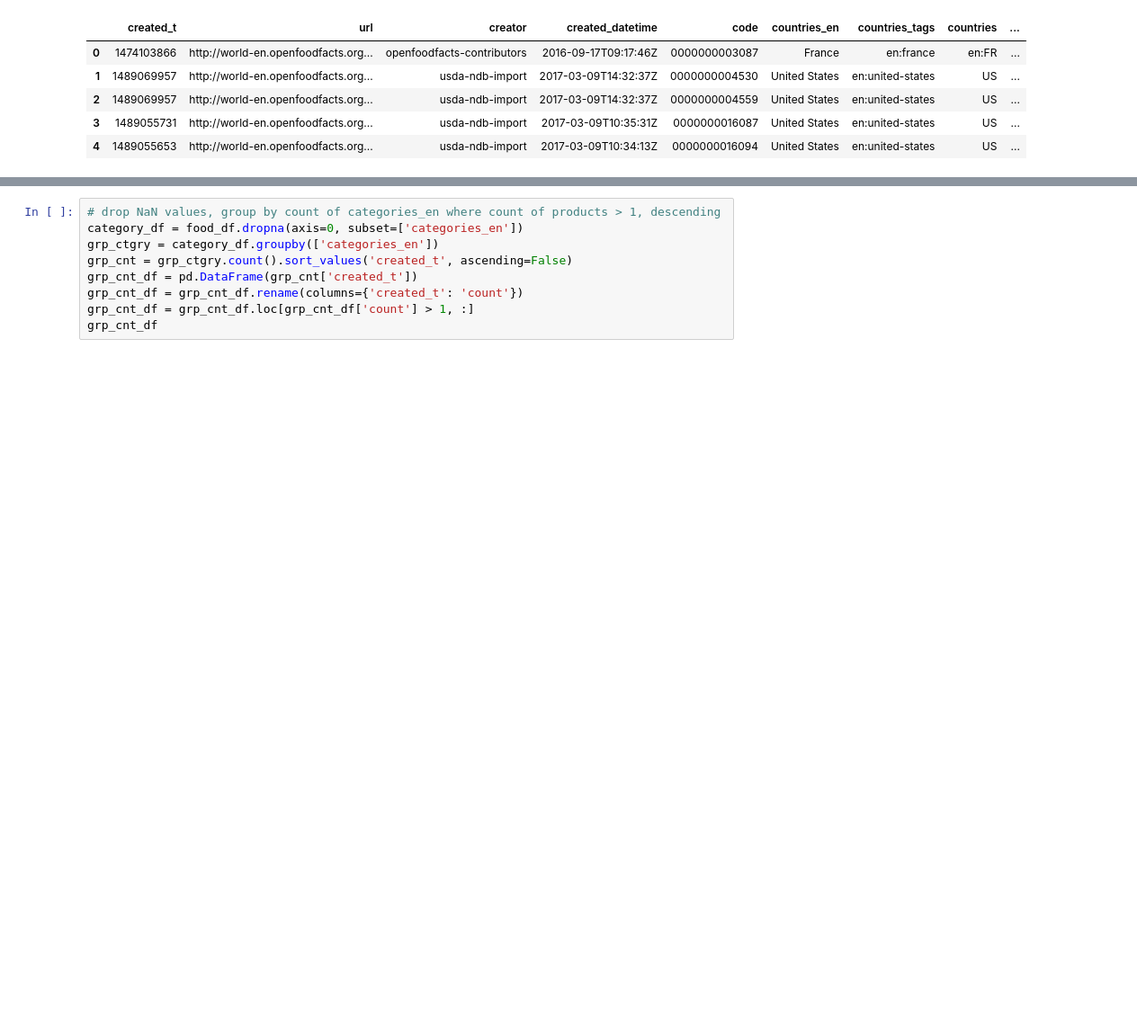
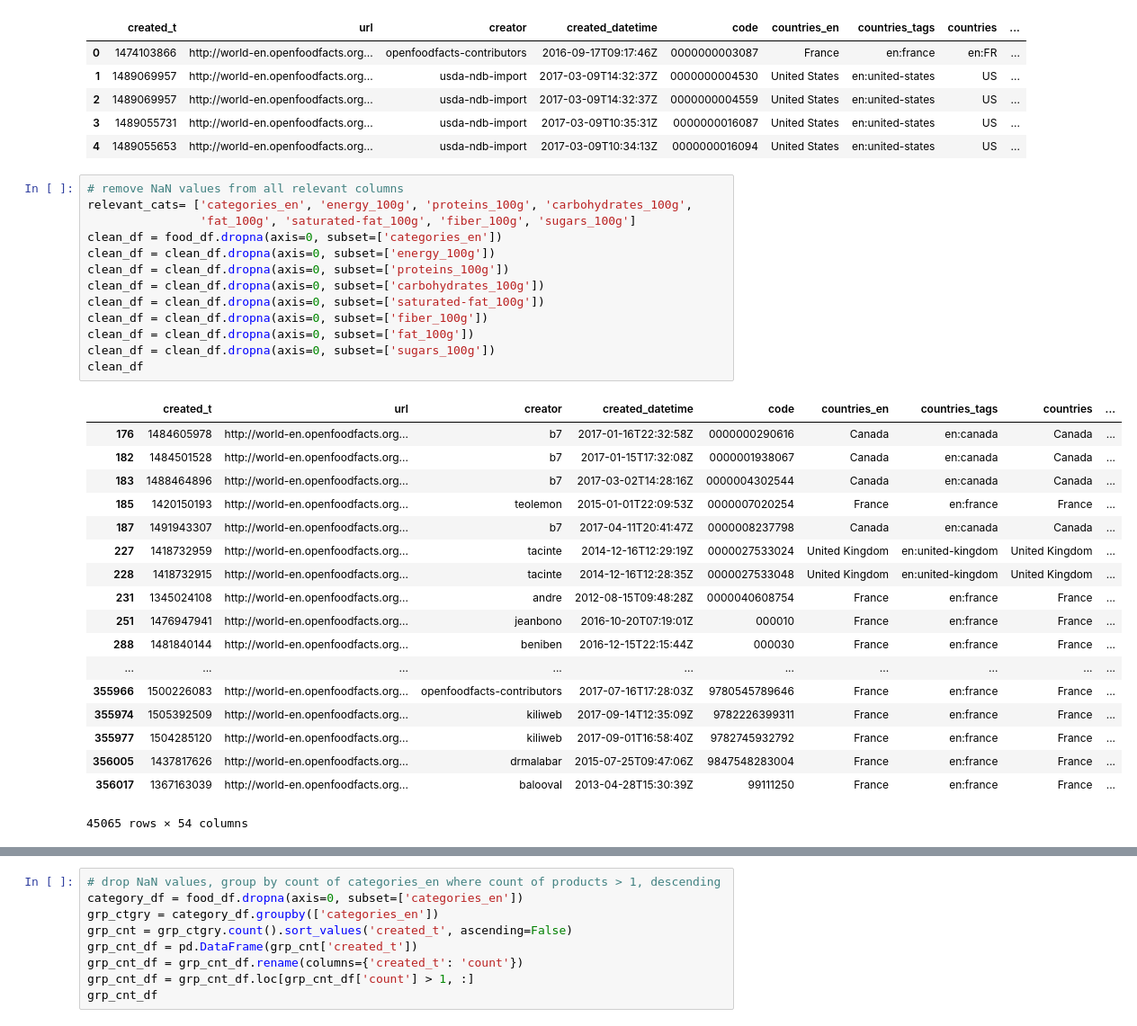
Before and after one commit to shortpoet/ETL-Project, a Jupyter notebook: ETL_Data_Clean_v_0_5.ipynb, the cells around one changed output, grey strips where cells are left out. Shown: that part at 90% size. Drawn from its saved outputs; the diff is of its cells as text; blank space fills up the shorter version.

```diff
--- a/ETL_Data_Clean_v_0_5.ipynb
+++ b/ETL_Data_Clean_v_0_5.ipynb
@@ -228,3 +336,35 @@ food_df.head()
 | 2 | 1489069957 | http://world-en.openfoodfacts.org... | usda-ndb-import | 2017-03-09T14:32:37Z | 0000000004559 | United States | en:united-states | US | ... |
 | 3 | 1489055731 | http://world-en.openfoodfacts.org... | usda-ndb-import | 2017-03-09T10:35:31Z | 0000000016087 | United States | en:united-states | US | ... |
 | 4 | 1489055653 | http://world-en.openfoodfacts.org... | usda-ndb-import | 2017-03-09T10:34:13Z | 0000000016094 | United States | en:united-states | US | ... |
+# %%
+# remove NaN values from all relevant columns
+relevant_cats= ['categories_en', 'energy_100g', 'proteins_100g', 'carbohydrates_100g',
+                'fat_100g', 'saturated-fat_100g', 'fiber_100g', 'sugars_100g']
+clean_df = food_df.dropna(axis=0, subset=['categories_en'])
+clean_df = clean_df.dropna(axis=0, subset=['energy_100g'])
+clean_df = clean_df.dropna(axis=0, subset=['proteins_100g'])
+clean_df = clean_df.dropna(axis=0, subset=['carbohydrates_100g'])
+clean_df = clean_df.dropna(axis=0, subset=['saturated-fat_100g'])
+clean_df = clean_df.dropna(axis=0, subset=['fiber_100g'])
+clean_df = clean_df.dropna(axis=0, subset=['fat_100g'])
+clean_df = clean_df.dropna(axis=0, subset=['sugars_100g'])
+clean_df
+# %% [output]
+|  | created_t | url | creator | created_datetime | code | countries_en | countries_tags | countries | ... |
+| 176 | 1484605978 | http://world-en.openfoodfacts.org... | b7 | 2017-01-16T22:32:58Z | 0000000290616 | Canada | en:canada | Canada | ... |
+| 182 | 1484501528 | http://world-en.openfoodfacts.org... | b7 | 2017-01-15T17:32:08Z | 0000001938067 | Canada | en:canada | Canada | ... |
+| 183 | 1488464896 | http://world-en.openfoodfacts.org... | b7 | 2017-03-02T14:28:16Z | 0000004302544 | Canada | en:canada | Canada | ... |
+| 185 | 1420150193 | http://world-en.openfoodfacts.org... | teolemon | 2015-01-01T22:09:53Z | 0000007020254 | France | en:france | France | ... |
+| 187 | 1491943307 | http://world-en.openfoodfacts.org... | b7 | 2017-04-11T20:41:47Z | 0000008237798 | Canada | en:canada | Canada | ... |
+| 227 | 1418732959 | http://world-en.openfoodfacts.org... | tacinte | 2014-12-16T12:29:19Z | 0000027533024 | United Kingdom | en:united-kingdom | United Kingdom | ... |
+| 228 | 1418732915 | http://world-en.openfoodfacts.org... | tacinte | 2014-12-16T12:28:35Z | 0000027533048 | United Kingdom | en:united-kingdom | United Kingdom | ... |
+| 231 | 1345024108 | http://world-en.openfoodfacts.org... | andre | 2012-08-15T09:48:28Z | 0000040608754 | France | en:france | France | ... |
+| 251 | 1476947941 | http://world-en.openfoodfacts.org... | jeanbono | 2016-10-20T07:19:01Z | 000010 | France | en:france | France | ... |
+| 288 | 1481840144 | http://world-en.openfoodfacts.org... | beniben | 2016-12-15T22:15:44Z | 000030 | France | en:france | France | ... |
+| ... | ... | ... | ... | ... | ... | ... | ... | ... | ... |
+| 355966 | 1500226083 | http://world-en.openfoodfacts.org... | openfoodfacts-contributors | 2017-07-16T17:28:03Z | 9780545789646 | France | en:france | France | ... |
+| 355974 | 1505392509 | http://world-en.openfoodfacts.org... | kiliweb | 2017-09-14T12:35:09Z | 9782226399311 | France | en:france | France | ... |
+| 355977 | 1504285120 | http://world-en.openfoodfacts.org... | kiliweb | 2017-09-01T16:58:40Z | 9782745932792 | France | en:france | France | ... |
+| 356005 | 1437817626 | http://world-en.openfoodfacts.org... | drmalabar | 2015-07-25T09:47:06Z | 9847548283004 | France | en:france | France | ... |
+| 356017 | 1367163039 | http://world-en.openfoodfacts.org... | balooval | 2013-04-28T15:30:39Z | 99111250 | France | en:france | France | ... |
+45065 rows × 54 columns
```
Also changed, not shown: parts of 16 cells of this notebook.
